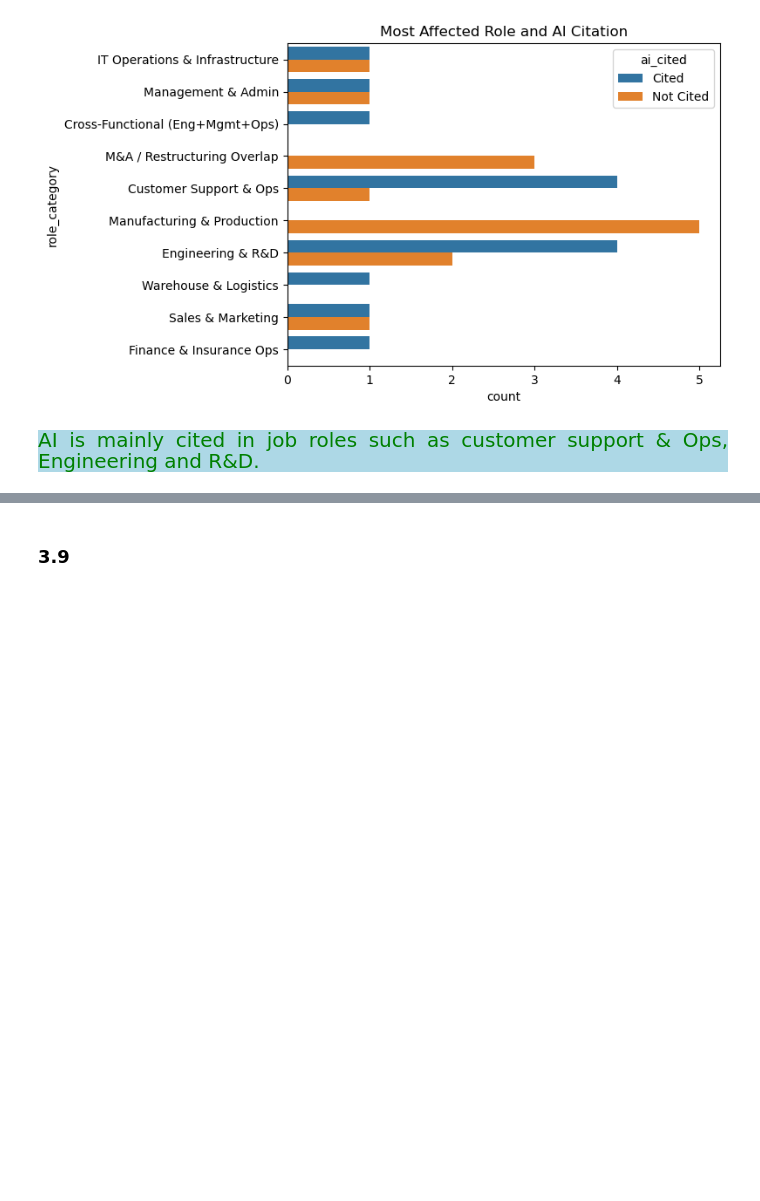
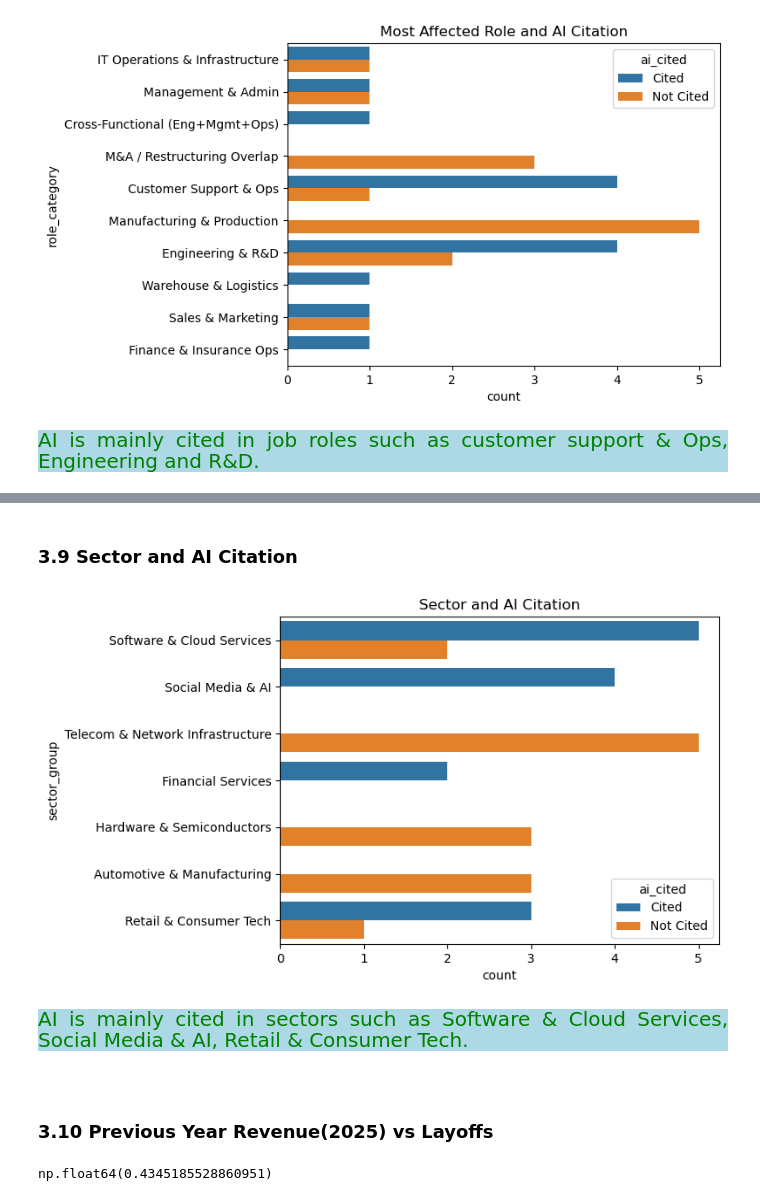
Before and after one commit to Kartika-Nidhi/DS_Projects, a Jupyter notebook: TechLayoffs2026Analysis.ipynb, the cells around one changed output, grey strips where cells are left out. Saved outputs shown, nothing was run; the diff lists cells and outputs as text; code cells hidden in the pictures; blank space fills up the shorter version.

Commit message:
sector vs ai citation, previous year revenue and job cuts analysis completed

```diff
--- a/TechLayoffs2026Analysis.ipynb
+++ b/TechLayoffs2026Analysis.ipynb
@@ -1122,4 +1122,29 @@ plt.show()
 
 <div>
 # %% [markdown]
-### 3.9
+### 3.9 Sector and AI Citation
+# %%
+sns.countplot(
+    data = data,
+    y = 'sector_group',
+    hue = 'ai_cited',
+
+)
+
+plt.title(
+    'Sector and AI Citation'
+)
+
+plt.show()
+# %% [output]
+[figure, added]
+# %% [markdown]
+<div style = "background-color:lightblue; color:green; font-size:20px; text-align:justify">AI is mainly cited in sectors such as Software & Cloud Services, Social Media & AI, Retail & Consumer Tech.
+# %% [markdown]
+ <div>
+# %% [markdown]
+### 3.10 Previous Year Revenue(2025) vs Layoffs
+# %%
+data['company_revenue_2025_bn'].corr(data['jobs_cut'])
+# %% [output]
+np.float64(0.4345185528860951)
```
Also changed, not shown: parts of 6 cells of this notebook.
